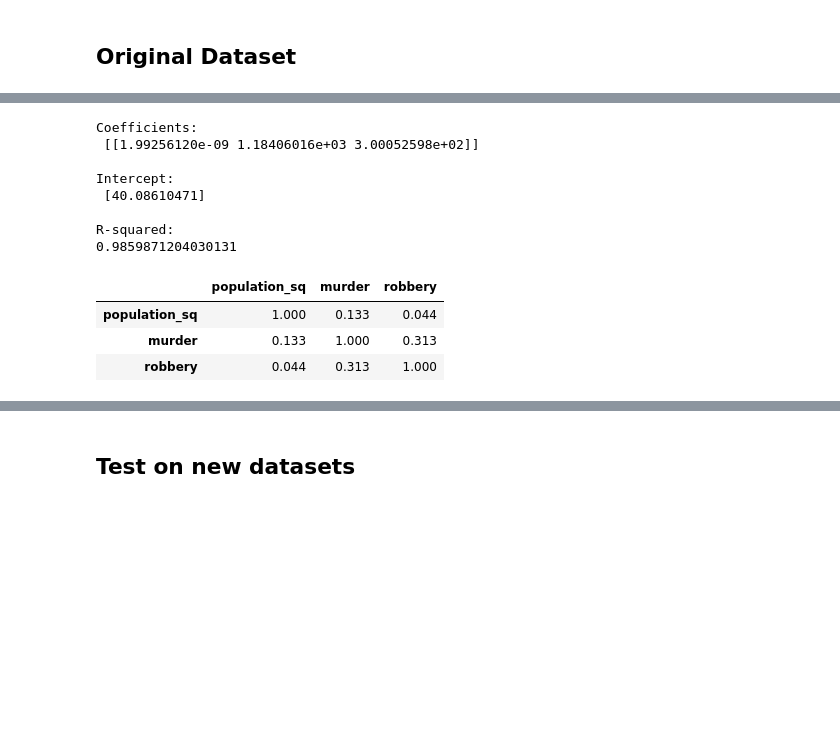
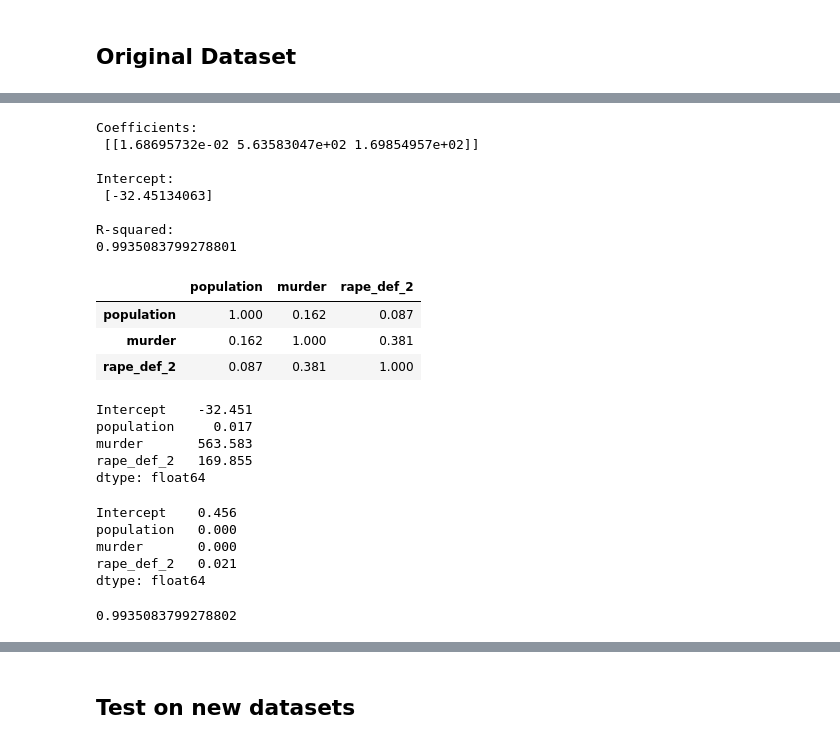
Before and after one commit to brianmcguckin/thinkful_unit_02_supervised_learning, a Jupyter notebook: 02_05_02_validating_linear_regression.ipynb, the cells around one changed output, grey strips where cells are left out. Saved outputs shown, nothing was run; the diff lists cells and outputs as text; code cells hidden in the pictures; blank space fills up the shorter version.

```diff
--- a/02_05_02_validating_linear_regression.ipynb
+++ b/02_05_02_validating_linear_regression.ipynb
@@ -65,3 +66,18 @@ df.loc[df['robbery'] > 0, ['robbery']] = 1
 df['property_crime'] = raw_data['property_crime']
 df['property_crime'] = df['property_crime'].str.replace(',', '') #get rid of commas
 df['property_crime'] = df['property_crime'].astype(int)
+
+#add some more variables for new regression
+df['burglary'] = raw_data['burglary'].str.replace(',','')
+df['burglary'] = df['burglary'].astype(int)
+df.loc[df['burglary'] > 0, ['burglary']] = 1
+
+df['motor_vehicle_theft'] = raw_data['motor_vehicle_theft'].str.replace(',','')
+df['motor_vehicle_theft'] = df['motor_vehicle_theft'].astype(int)
+df.loc[df['motor_vehicle_theft'] > 0, ['motor_vehicle_theft']] = 1
+
+df['rape_def_2'] = raw_data['rape_def_2'].str.replace(',','')
+df['rape_def_2'] = df['rape_def_2'].astype(int)
+df.loc[df['rape_def_2'] > 0, ['rape_def_2']] = 1
+
+df.head()
@@ -68,30 +91,52 @@ df['property_crime'] = df['property_crime'].astype(int)
 # %%
 #use regression that eliminated the population feature
-df_regr = df[['population_sq','murder','robbery','property_crime']].copy()
 
 regr = linear_model.LinearRegression()
-Y = df_regr['property_crime'].values.reshape(-1,1)
-X = df_regr[['population_sq','murder','robbery']]
+Y = df['property_crime'].values.reshape(-1,1)
+X = df[['population','murder','rape_def_2']]
 regr.fit(X,Y)
 
 #inspect results
 print('\nCoefficients: \n', regr.coef_)
 print('\nIntercept: \n', regr.intercept_)
 print('\nR-squared:')
 print(regr.score(X, Y))
 
 correlation_matrix = X.corr()
 display(correlation_matrix)
 # %% [output]
 Coefficients:
- [[1.99256120e-09 1.18406016e+03 3.00052598e+02]]
+ [[1.68695732e-02 5.63583047e+02 1.69854957e+02]]
 
 Intercept:
- [40.08610471]
+ [-32.45134063]
 
 R-squared:
-0.9859871204030131
+0.9935083799278801
-|  | population_sq | murder | robbery |
-| population_sq | 1.000 | 0.133 | 0.044 |
-| murder | 0.133 | 1.000 | 0.313 |
-| robbery | 0.044 | 0.313 | 1.000 |
+|  | population | murder | rape_def_2 |
+| population | 1.000 | 0.162 | 0.087 |
+| murder | 0.162 | 1.000 | 0.381 |
+| rape_def_2 | 0.087 | 0.381 | 1.000 |
+# %%
+linear_formula = 'property_crime ~ population+murder+rape_def_2'
+lm = smf.ols(formula=linear_formula, data=df).fit()
+
+lm.params
+# %% [output]
+Intercept    -32.451
+population     0.017
+murder       563.583
+rape_def_2   169.855
+dtype: float64
+# %%
+lm.pvalues
+# %% [output]
+Intercept    0.456
+population   0.000
+murder       0.000
+rape_def_2   0.021
+dtype: float64
+# %%
+lm.rsquared
+# %% [output]
+0.9935083799278802
```
Also changed, not shown: parts of 18 cells of this notebook.
